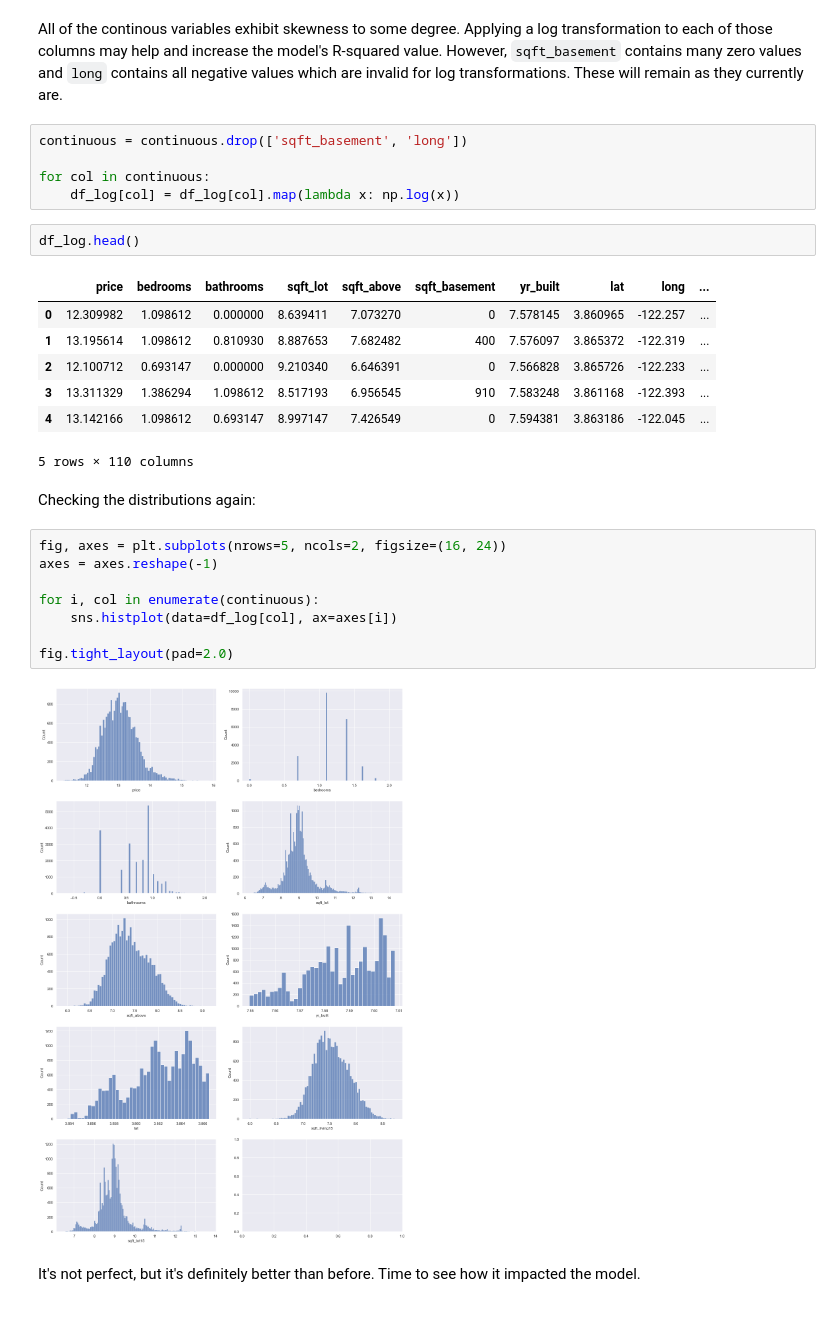
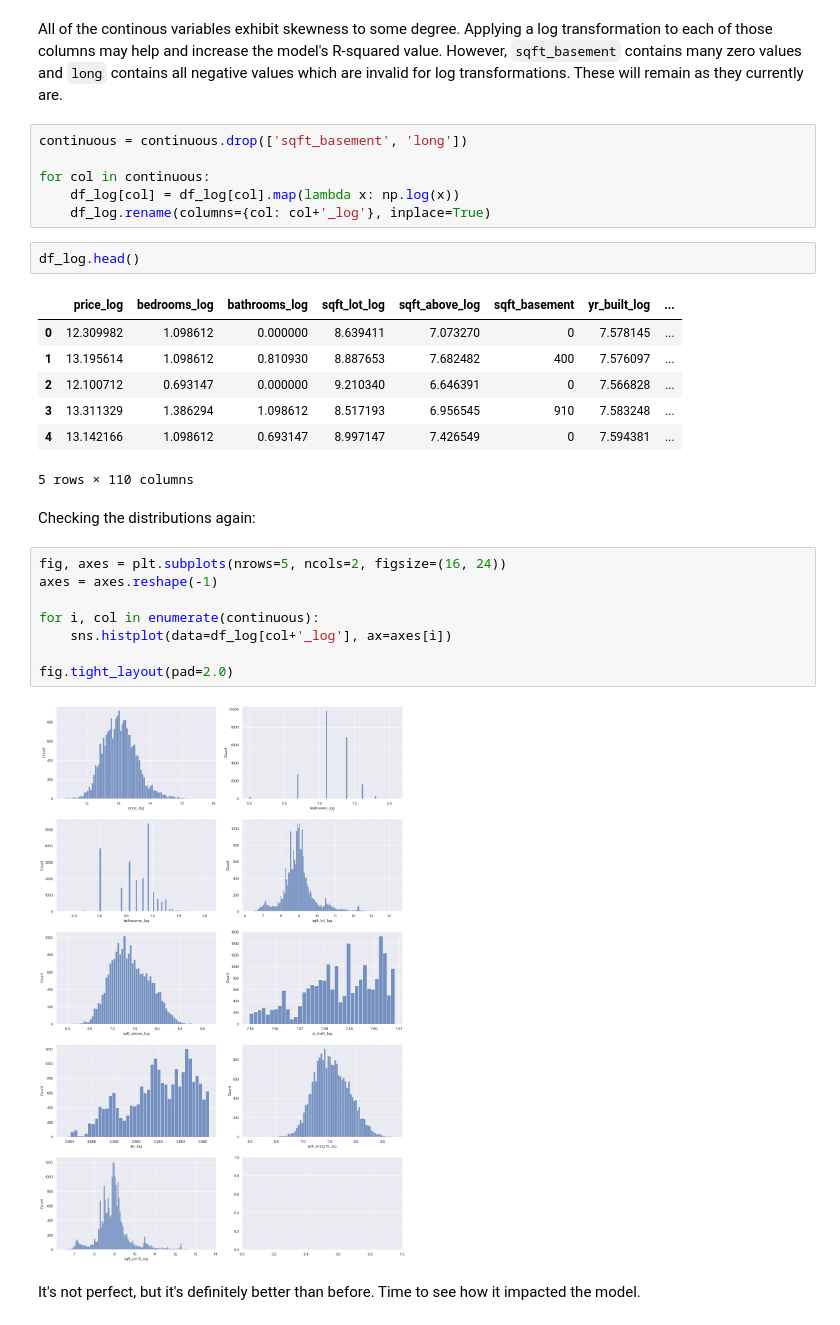
Before and after one commit to tjkyner/housing-regression-model, a Jupyter notebook: notebook.ipynb, the cells around one changed output. Drawn from its saved outputs; the diff is of its cells as text.

```diff
--- a/notebook.ipynb
+++ b/notebook.ipynb
@@ -950,28 +963,29 @@ continuous = continuous.drop(['sqft_basement', 'long'])
 
 for col in continuous:
     df_log[col] = df_log[col].map(lambda x: np.log(x))
+    df_log.rename(columns={col: col+'_log'}, inplace=True)
 # %%
 df_log.head()
 # %% [output]
-|  | price | bedrooms | bathrooms | sqft_lot | sqft_above | sqft_basement | yr_built | lat | long | ... |
-| 0 | 12.309982 | 1.098612 | 0.000000 | 8.639411 | 7.073270 | 0 | 7.578145 | 3.860965 | -122.257 | ... |
-| 1 | 13.195614 | 1.098612 | 0.810930 | 8.887653 | 7.682482 | 400 | 7.576097 | 3.865372 | -122.319 | ... |
-| 2 | 12.100712 | 0.693147 | 0.000000 | 9.210340 | 6.646391 | 0 | 7.566828 | 3.865726 | -122.233 | ... |
-| 3 | 13.311329 | 1.386294 | 1.098612 | 8.517193 | 6.956545 | 910 | 7.583248 | 3.861168 | -122.393 | ... |
-| 4 | 13.142166 | 1.098612 | 0.693147 | 8.997147 | 7.426549 | 0 | 7.594381 | 3.863186 | -122.045 | ... |
+|  | price_log | bedrooms_log | bathrooms_log | sqft_lot_log | sqft_above_log | sqft_basement | yr_built_log | ... |
+| 0 | 12.309982 | 1.098612 | 0.000000 | 8.639411 | 7.073270 | 0 | 7.578145 | ... |
+| 1 | 13.195614 | 1.098612 | 0.810930 | 8.887653 | 7.682482 | 400 | 7.576097 | ... |
+| 2 | 12.100712 | 0.693147 | 0.000000 | 9.210340 | 6.646391 | 0 | 7.566828 | ... |
+| 3 | 13.311329 | 1.386294 | 1.098612 | 8.517193 | 6.956545 | 910 | 7.583248 | ... |
+| 4 | 13.142166 | 1.098612 | 0.693147 | 8.997147 | 7.426549 | 0 | 7.594381 | ... |
 5 rows × 110 columns
 # %% [markdown]
 Checking the distributions again:
 # %%
 fig, axes = plt.subplots(nrows=5, ncols=2, figsize=(16, 24))
 axes = axes.reshape(-1)
 
 for i, col in enumerate(continuous):
-    sns.histplot(data=df_log[col], ax=axes[i])
+    sns.histplot(data=df_log[col+'_log'], ax=axes[i])
 
 fig.tight_layout(pad=2.0)
 # %% [output]
-[figure, old version]
+[figure, new version]
 # %% [markdown]
 It's not perfect, but it's definitely better than before. Time to see how it impacted the model.
 # %%
```
Also changed, not shown: parts of 4 cells of this notebook.
